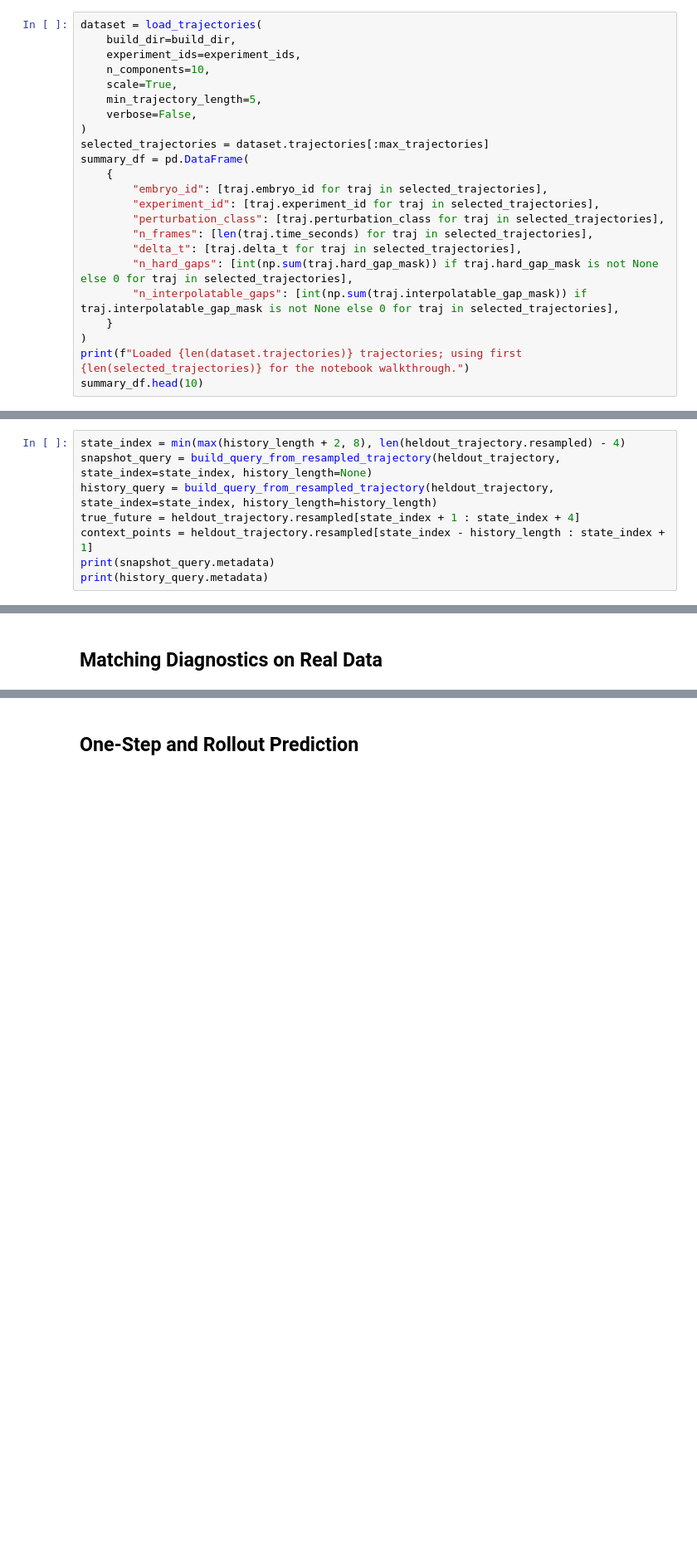
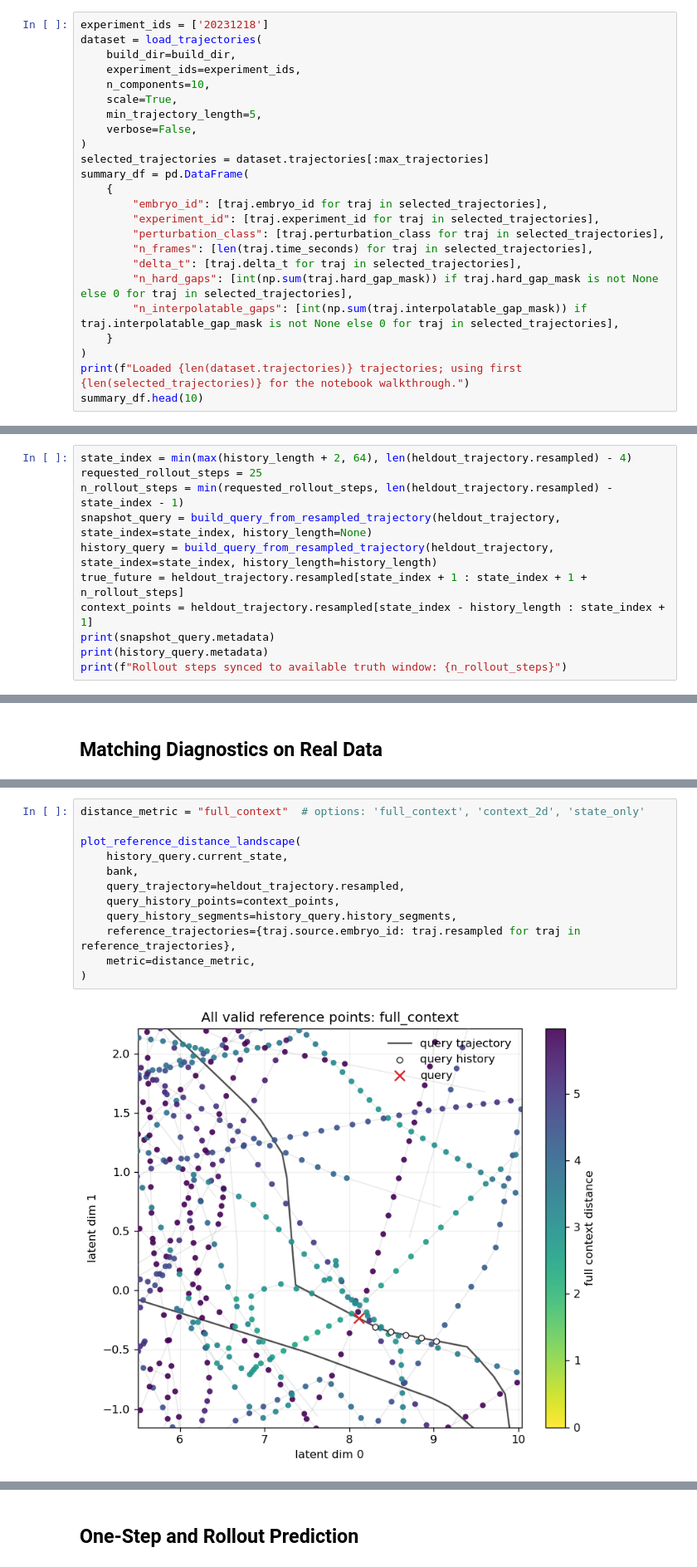
Before and after one commit to nlammers371/morphseq, a Jupyter notebook: dev/particle_prediction/notebooks/03_matching_and_prediction.ipynb, the cells around one changed output, grey strips where cells are left out. Shown at 83% size. Drawn from its saved outputs; the diff is of its cells as text; blank space fills up the shorter version.

Commit message:
Small changes to particle filter visualization functions and notebook

```diff
--- a/dev/particle_prediction/notebooks/03_matching_and_prediction.ipynb
+++ b/dev/particle_prediction/notebooks/03_matching_and_prediction.ipynb
@@ -100,4 +84,5 @@ print(f"Trajectory cap: {max_trajectories}")
 # %%
+experiment_ids = ['20231218']
 dataset = load_trajectories(
     build_dir=build_dir,
     experiment_ids=experiment_ids,
@@ -136,10 +136,13 @@ print(f"Reference trajectories: {len(reference_trajectories)} | Held out: {heldo
 # %% [markdown]
 ## Build Real Queries from the Held-Out Embryo
 # %%
-state_index = min(max(history_length + 2, 8), len(heldout_trajectory.resampled) - 4)
+state_index = min(max(history_length + 2, 64), len(heldout_trajectory.resampled) - 4)
+requested_rollout_steps = 25
+n_rollout_steps = min(requested_rollout_steps, len(heldout_trajectory.resampled) - state_index - 1)
 snapshot_query = build_query_from_resampled_trajectory(heldout_trajectory, state_index=state_index, history_length=None)
 history_query = build_query_from_resampled_trajectory(heldout_trajectory, state_index=state_index, history_length=history_length)
-true_future = heldout_trajectory.resampled[state_index + 1 : state_index + 4]
+true_future = heldout_trajectory.resampled[state_index + 1 : state_index + 1 + n_rollout_steps]
 context_points = heldout_trajectory.resampled[state_index - history_length : state_index + 1]
 print(snapshot_query.metadata)
 print(history_query.metadata)
+print(f"Rollout steps synced to available truth window: {n_rollout_steps}")
@@ -150,0 +233,14 @@ plot_query_and_candidate_neighbors(history_query.current_state, matches["default
+# %%
+distance_metric = "full_context"  # options: 'full_context', 'context_2d', 'state_only'
+
+plot_reference_distance_landscape(
+    history_query.current_state,
+    bank,
+    query_trajectory=heldout_trajectory.resampled,
+    query_history_points=context_points,
+    query_history_segments=history_query.history_segments,
+    reference_trajectories={traj.source.embryo_id: traj.resampled for traj in reference_trajectories},
+    metric=distance_metric,
+)
+# %% [output]
+[figure, added]
```
Also changed, not shown: parts of 19 cells of this notebook, 7 other files.
